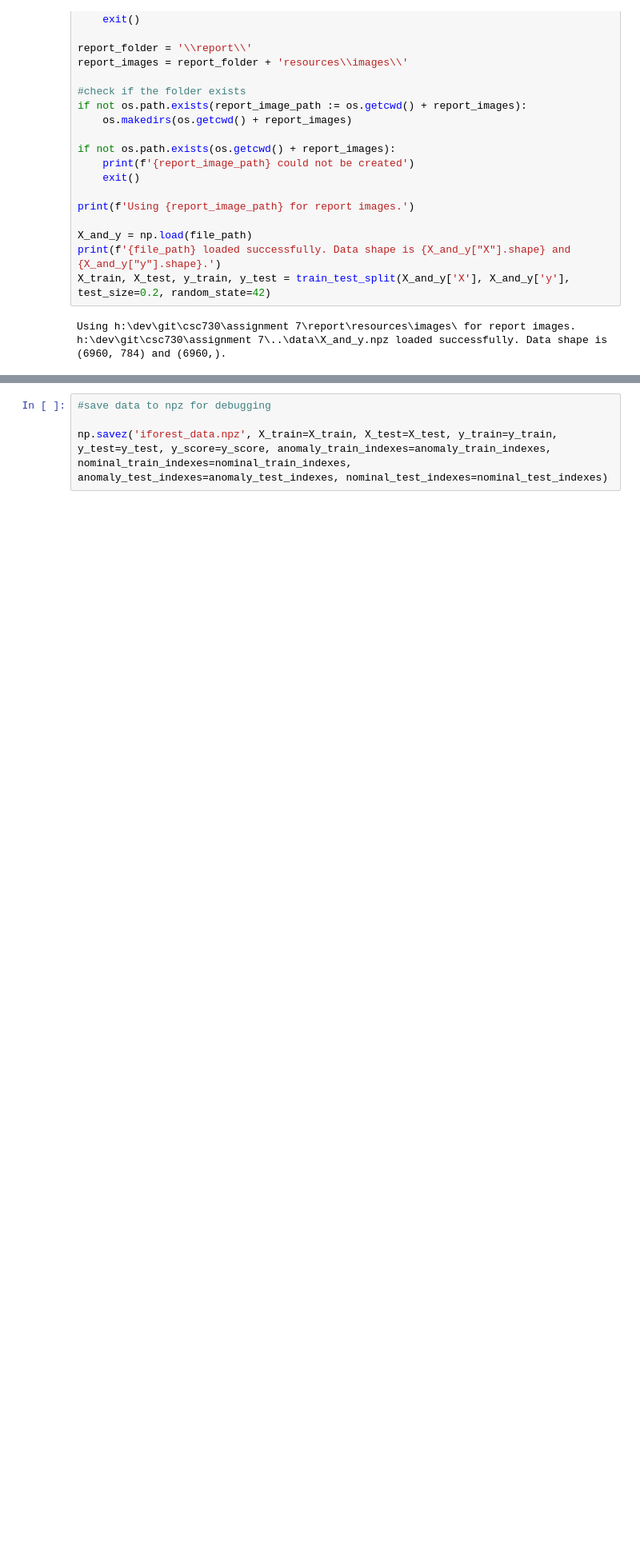
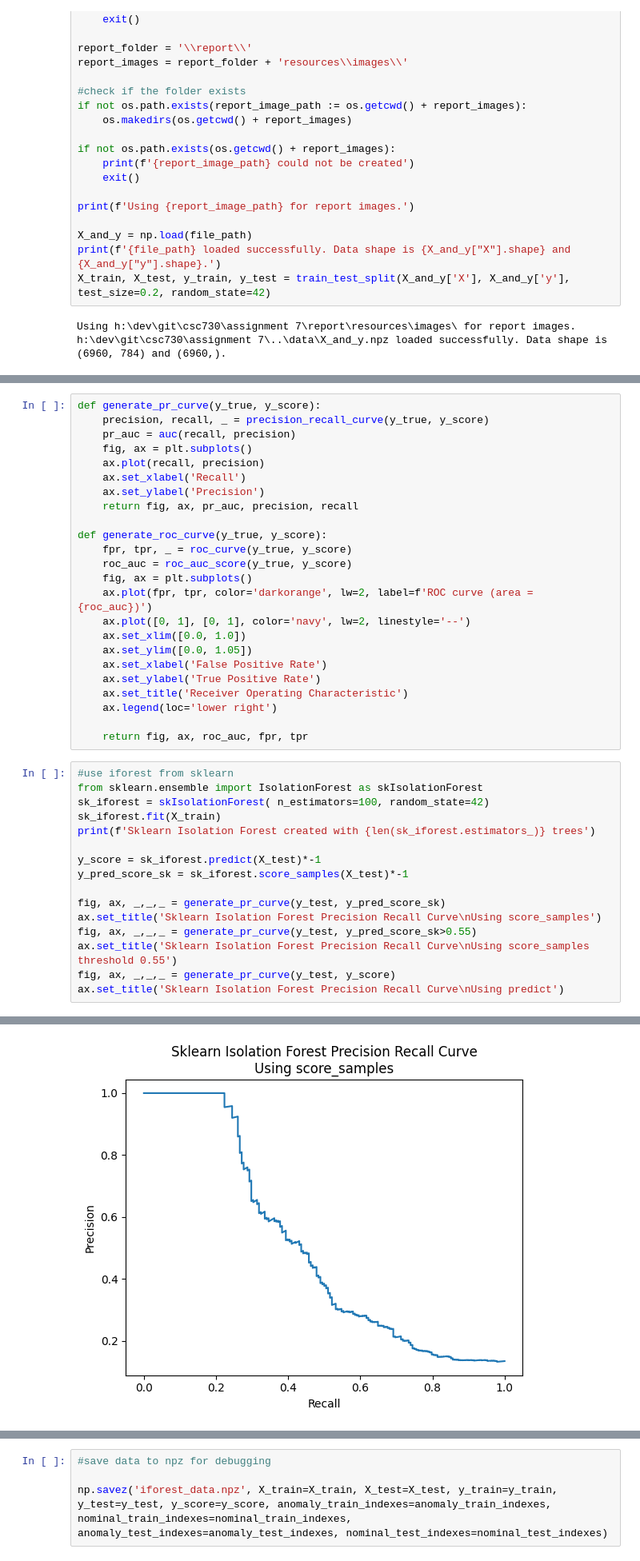
Before and after one commit to krisrjensen/csc730, a Jupyter notebook: assignment 7/csc730_assignment_7_KJ.ipynb, the cells around one changed output, grey strips where cells are left out. Shown at 80% size. Drawn from its saved outputs; the diff is of its cells as text; blank space fills up the shorter version.

```diff
--- a/assignment 7/csc730_assignment_7_KJ.ipynb
+++ b/assignment 7/csc730_assignment_7_KJ.ipynb
@@ -172,0 +133,41 @@ Sklearn Isolation Forest created with 1000 trees
+# %%
+def generate_pr_curve(y_true, y_score):
+    precision, recall, _ = precision_recall_curve(y_true, y_score)
+    pr_auc = auc(recall, precision)
+    fig, ax = plt.subplots()
+    ax.plot(recall, precision)
+    ax.set_xlabel('Recall')
+    ax.set_ylabel('Precision')
+    return fig, ax, pr_auc, precision, recall
+
+def generate_roc_curve(y_true, y_score):
+    fpr, tpr, _ = roc_curve(y_true, y_score)
+    roc_auc = roc_auc_score(y_true, y_score)
+    fig, ax = plt.subplots()
+    ax.plot(fpr, tpr, color='darkorange', lw=2, label=f'ROC curve (area = {roc_auc})')
+    ax.plot([0, 1], [0, 1], color='navy', lw=2, linestyle='--')
+    ax.set_xlim([0.0, 1.0])
+    ax.set_ylim([0.0, 1.05])
+    ax.set_xlabel('False Positive Rate')
+    ax.set_ylabel('True Positive Rate')
+    ax.set_title('Receiver Operating Characteristic')
+    ax.legend(loc='lower right')
+
+    return fig, ax, roc_auc, fpr, tpr
+# %%
+#use iforest from sklearn
+from sklearn.ensemble import IsolationForest as skIsolationForest
+sk_iforest = skIsolationForest( n_estimators=100, random_state=42)
+sk_iforest.fit(X_train)
+print(f'Sklearn Isolation Forest created with {len(sk_iforest.estimators_)} trees')
+
+y_score = sk_iforest.predict(X_test)*-1
+y_pred_score_sk = sk_iforest.score_samples(X_test)*-1
+
+fig, ax, _,_,_ = generate_pr_curve(y_test, y_pred_score_sk)
+ax.set_title('Sklearn Isolation Forest Precision Recall Curve\nUsing score_samples')
+fig, ax, _,_,_ = generate_pr_curve(y_test, y_pred_score_sk>0.55)
+ax.set_title('Sklearn Isolation Forest Precision Recall Curve\nUsing score_samples threshold 0.55')
+fig, ax, _,_,_ = generate_pr_curve(y_test, y_score)
+ax.set_title('Sklearn Isolation Forest Precision Recall Curve\nUsing predict')
+# %% [output]
@@ -172,0 +176 @@ Sklearn Isolation Forest created with 1000 trees
+[figure, added]
```
Also changed, not shown: parts of 10 cells of this notebook, 30 other files.
